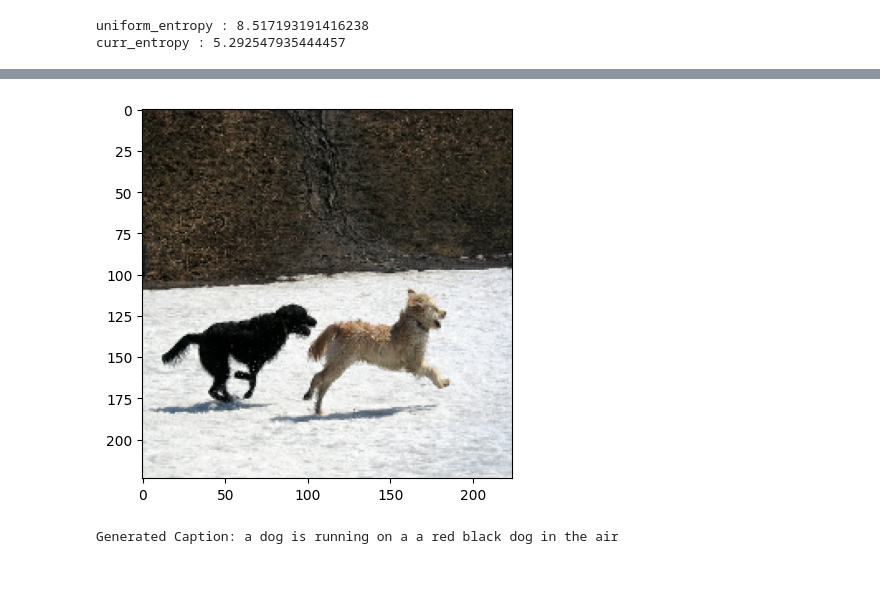
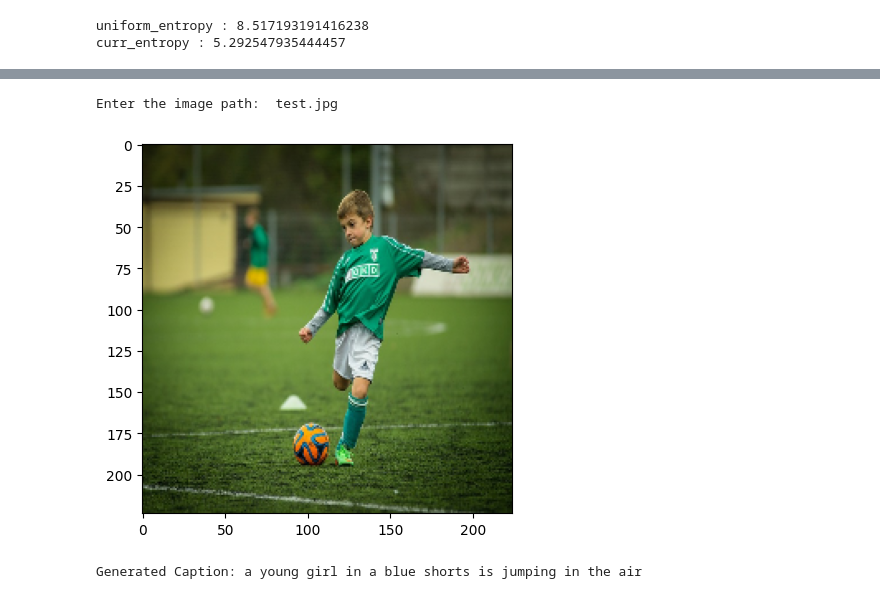
Before and after one commit to sOR-o/caption-lens, a Jupyter notebook: notebooks/model01-fromScratch/image_captioning_transformer_based.ipynb, the cells around one changed output, grey strips where cells are left out. Drawn from its saved outputs; the diff is of its cells as text; code cells hidden in the pictures.

```diff
--- a/notebooks/model01-fromScratch/image_captioning_transformer_based.ipynb
+++ b/notebooks/model01-fromScratch/image_captioning_transformer_based.ipynb
@@ -654,11 +665,10 @@ plt.show()
 # %%
-for img_path, caps in train_raw.batch(4).take(1):
-    break
-
-img = load_img(img_path[0].numpy().decode('utf-8'))
+img_path = input("Enter the image path: ")
+img = load_img(img_path)
 plt.imshow(img/255.0)
 plt.show()
 print(f'Generated Caption: {captioner_model.generate_text(img[tf.newaxis, ...])}')
 # %% [output]
+Enter the image path:  test.jpg
-[figure, old version]
+[figure, new version]
-Generated Caption: a dog is running on a a red black dog in the air
+Generated Caption: a young girl in a blue shorts is jumping in the air
```
Also changed, not shown: parts of 36 cells of this notebook.
